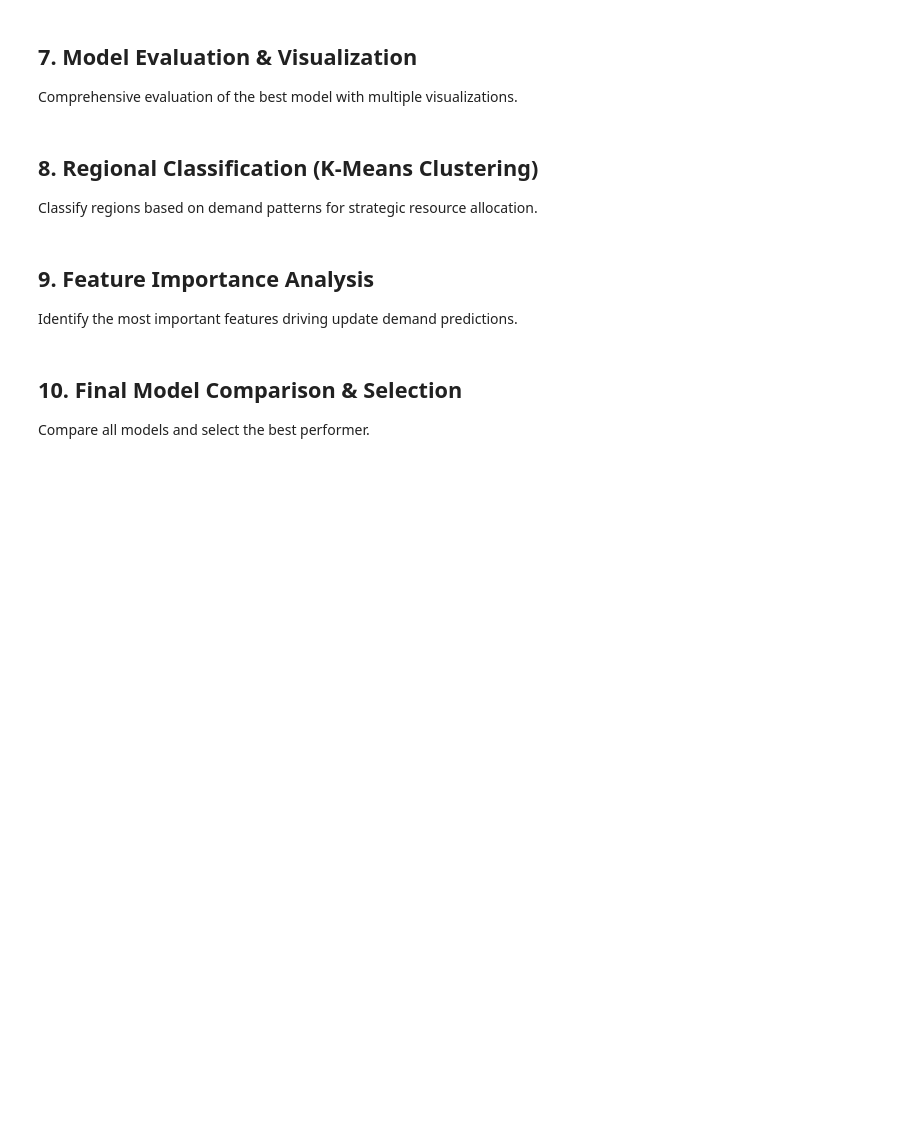
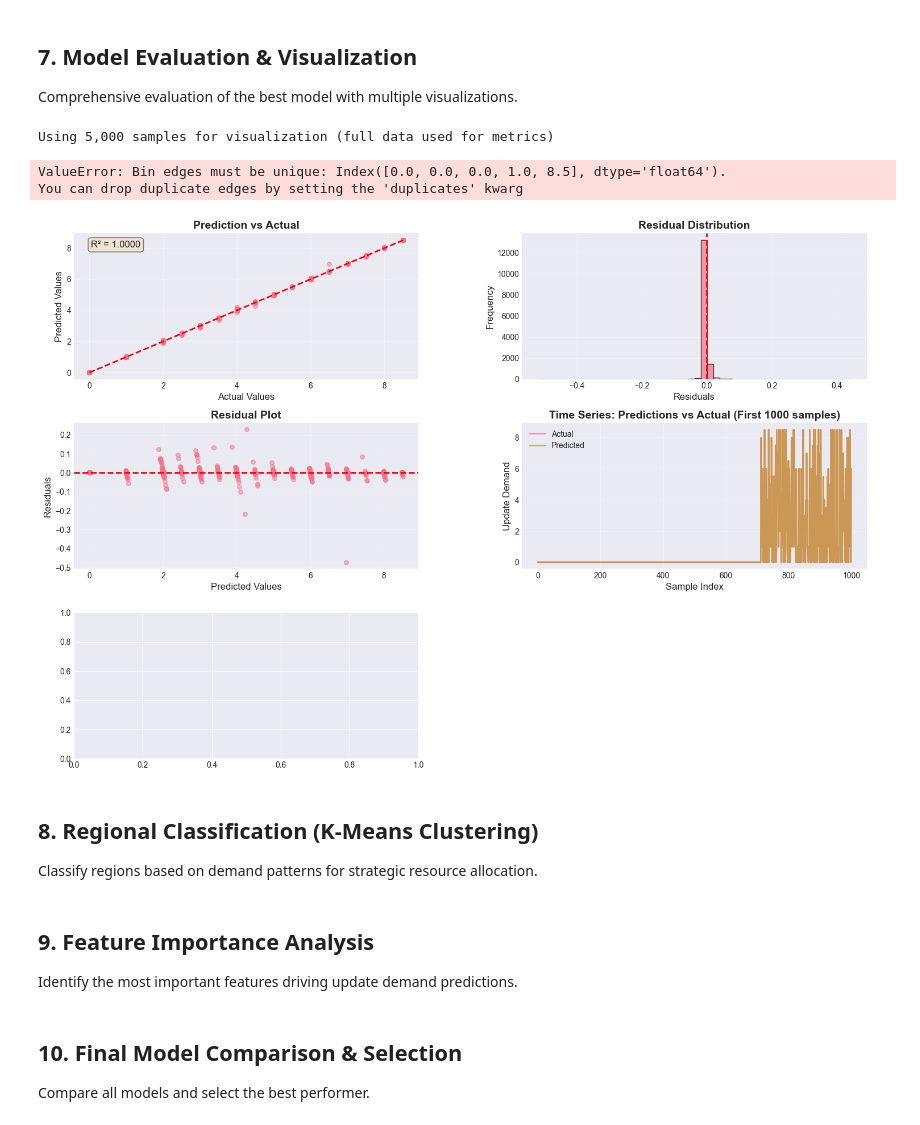
Before and after one commit to PrinceThummar011/UIDAI-Hackathon, a Jupyter notebook: notebooks/04_model_development.ipynb, the cells around one changed output. Drawn from its saved outputs; the diff is of its cells as text; code cells hidden in the pictures; blank space fills up the shorter version.

```diff
--- a/notebooks/04_model_development.ipynb
+++ b/notebooks/04_model_development.ipynb
@@ -376,12 +520,13 @@ gc.collect()
 # %%
-# 5. Gradient Boosting Regressor
+# 5. Gradient Boosting Regressor (Reduced complexity)
 print("5/5 Training Gradient Boosting Regressor...")
 start_time = time.time()
 
 gb_model = GradientBoostingRegressor(
-    n_estimators=100,
+    n_estimators=50,  # Reduced from 100
     learning_rate=0.1,
     max_depth=5,
+    subsample=0.8,  # Use subsample for faster training
     random_state=42,
     verbose=0
 )
@@ -395,6 +540,9 @@ gb_results['Training Time (s)'] = gb_time
 baseline_results.append(gb_results)
 
 print(f"   ✓ Completed in {gb_time:.2f}s | R² = {gb_results['R²']:.4f} | RMSE = {gb_results['RMSE']:.2f}")
+
+# Aggressive memory cleanup
+del gb_pred_val
 gc.collect()
 
 print("\n✓ All baseline models trained successfully")
@@ -574,14 +788,25 @@ gc.collect()
 
 Comprehensive evaluation of the best model with multiple visualizations.
 # %%
-# Comprehensive visualizations
+# Comprehensive visualizations (Memory-optimized)
+# Use sample if test set is too large
+PLOT_SAMPLE_SIZE = min(5000, len(y_test))
+if len(y_test) > PLOT_SAMPLE_SIZE:
+    print(f"Using {PLOT_SAMPLE_SIZE:,} samples for visualization (full data used for metrics)")
+    plot_idx = np.random.choice(len(y_test), PLOT_SAMPLE_SIZE, replace=False)
+    y_test_plot = y_test.iloc[plot_idx]
+    pred_test_plot = best_lgb_pred_test[plot_idx]
+else:
+    y_test_plot = y_test
+    pred_test_plot = best_lgb_pred_test
+
 fig = plt.figure(figsize=(18, 12))
 gs = fig.add_gridspec(3, 2, hspace=0.3, wspace=0.3)
 
 # 1. Prediction vs Actual
 ax1 = fig.add_subplot(gs[0, 0])
-ax1.scatter(y_test, best_lgb_pred_test, alpha=0.5, s=30)
-ax1.plot([y_test.min(), y_test.max()], [y_test.min(), y_test.max()], 'r--', lw=2)
+ax1.scatter(y_test_plot, pred_test_plot, alpha=0.5, s=30)
+ax1.plot([y_test_plot.min(), y_test_plot.max()], [y_test_plot.min(), y_test_plot.max()], 'r--', lw=2)
 ax1.set_xlabel('Actual Values', fontsize=12)
 ax1.set_ylabel('Predicted Values', fontsize=12)
 ax1.set_title('Prediction vs Actual', fontsize=14, fontweight='bold')
@@ -604,21 +829,22 @@ ax2.grid(True, alpha=0.3)
 
 # 3. Residual Plot
 ax3 = fig.add_subplot(gs[1, 0])
-ax3.scatter(best_lgb_pred_test, residuals, alpha=0.5, s=30)
+ax3.scatter(pred_test_plot, residuals.iloc[plot_idx] if len(y_test) > PLOT_SAMPLE_SIZE else residuals, alpha=0.5, s=30)
 ax3.axhline(y=0, color='r', linestyle='--', linewidth=2)
 ax3.set_xlabel('Predicted Values', fontsize=12)
 ax3.set_ylabel('Residuals', fontsize=12)
 ax3.set_title('Residual Plot', fontsize=14, fontweight='bold')
 ax3.grid(True, alpha=0.3)
 
-# 4. Time Series: Predictions vs Actual
+# 4. Time Series: Predictions vs Actual (sample)
 ax4 = fig.add_subplot(gs[1, 1])
-test_indices = range(len(y_test))
-ax4.plot(test_indices, y_test.values, label='Actual', linewidth=2, alpha=0.7)
-ax4.plot(test_indices, best_lgb_pred_test, label='Predicted', linewidth=2, alpha=0.7)
+plot_size = min(1000, len(y_test))
+test_indices = range(plot_size)
+ax4.plot(test_indices, y_test.values[:plot_size], label='Actual', linewidth=2, alpha=0.7)
+ax4.plot(test_indices, best_lgb_pred_test[:plot_size], label='Predicted', linewidth=2, alpha=0.7)
 ax4.set_xlabel('Sample Index', fontsize=12)
 ax4.set_ylabel('Update Demand', fontsize=12)
-ax4.set_title('Time Series: Predictions vs Actual', fontsize=14, fontweight='bold')
+ax4.set_title(f'Time Series: Predictions vs Actual (First {plot_size} samples)', fontsize=14, fontweight='bold')
 ax4.legend()
 ax4.grid(True, alpha=0.3)
 
@@ -637,33 +863,42 @@ ax5.set_title('Error Distribution by Value Quartile', fontsize=14, fontweight='b
 plt.sca(ax5)
 plt.xticks(rotation=0)
 
 # 6. Model Metrics Summary
 ax6 = fig.add_subplot(gs[2, 1])
 ax6.axis('off')
 metrics_text = f"""
 MODEL PERFORMANCE SUMMARY
 {'='*40}
 
 Test Set Metrics:
   • R² Score:  {best_lgb_results['R²']:.4f}
   • RMSE:      {best_lgb_results['RMSE']:.2f}
   • MAE:       {best_lgb_results['MAE']:.2f}
   • MAPE:      {best_lgb_results['MAPE']:.2f}%
 
 Training Time: {best_lgb_results['Training Time (s)']:.2f} seconds
 
 Dataset Sizes:
   • Training:   {len(X_train):,} samples
   • Validation: {len(X_val):,} samples
   • Test:       {len(X_test):,} samples
 """
 ax6.text(0.1, 0.5, metrics_text, fontsize=11, family='monospace',
          verticalalignment='center')
 
 plt.suptitle('LightGBM Model: Comprehensive Evaluation', fontsize=16, fontweight='bold', y=0.995)
 plt.show()
 
 print("✓ Evaluation visualizations completed")
+
+# Cleanup
+del y_test_plot, pred_test_plot, residuals
+gc.collect()
+# %% [output]
+Using 5,000 samples for visualization (full data used for metrics)
+ValueError: Bin edges must be unique: Index([0.0, 0.0, 0.0, 1.0, 8.5], dtype='float64').
+You can drop duplicate edges by setting the 'duplicates' kwarg
+[figure, added]
 # %% [markdown]
 ## 8. Regional Classification (K-Means Clustering)
 
```
Also changed, not shown: parts of 13 cells of this notebook, 11 other files.
